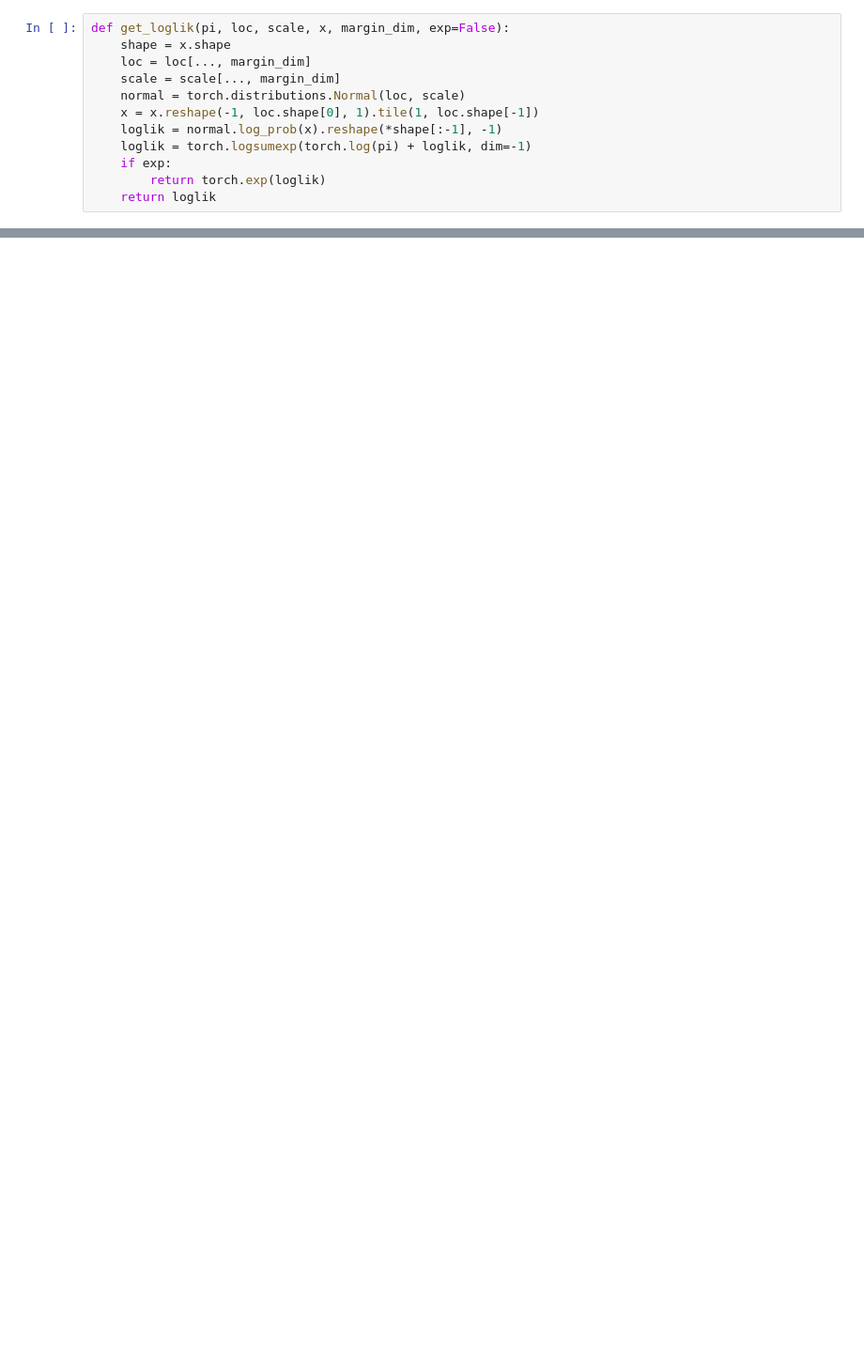
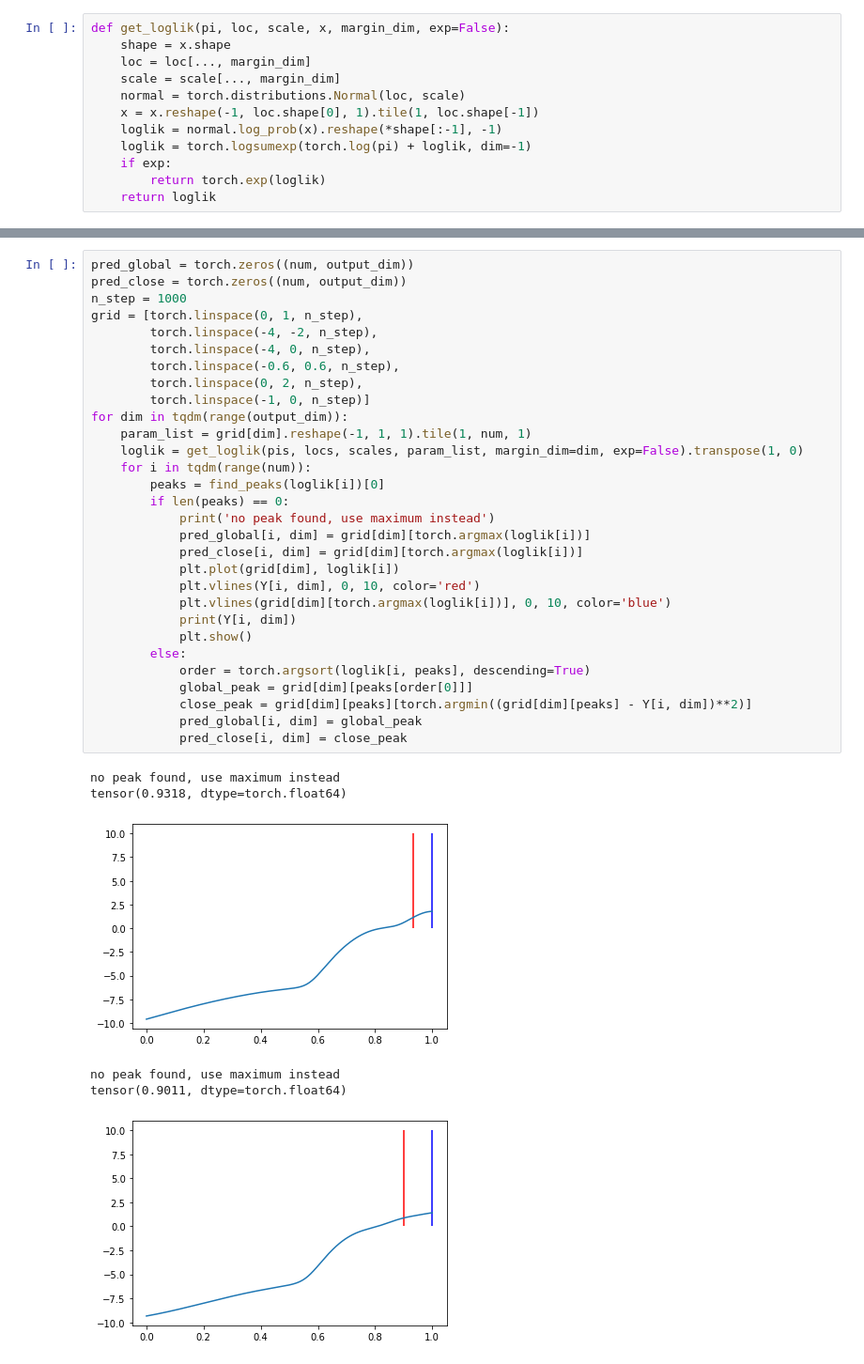
Before and after one commit to haimengzhao/magic-microlensing, a Jupyter notebook: plot.ipynb, the cells around one changed output, grey strips where cells are left out. Shown at 94% size. Drawn from its saved outputs; the diff is of its cells as text; blank space fills up the shorter version.

```diff
--- a/plot.ipynb
+++ b/plot.ipynb
@@ -116,0 +124,37 @@ plt.vlines(np.linspace(-4, 0, 1000)[peaks], 0, 10, color='blue', linestyles='das
+# %%
+pred_global = torch.zeros((num, output_dim))
+pred_close = torch.zeros((num, output_dim))
+n_step = 1000
+grid = [torch.linspace(0, 1, n_step),
+        torch.linspace(-4, -2, n_step),
+        torch.linspace(-4, 0, n_step),
+        torch.linspace(-0.6, 0.6, n_step),
+        torch.linspace(0, 2, n_step),
+        torch.linspace(-1, 0, n_step)]
+for dim in tqdm(range(output_dim)):
+    param_list = grid[dim].reshape(-1, 1, 1).tile(1, num, 1)
+    loglik = get_loglik(pis, locs, scales, param_list, margin_dim=dim, exp=False).transpose(1, 0)
+    for i in tqdm(range(num)):
+        peaks = find_peaks(loglik[i])[0]
+        if len(peaks) == 0:
+            print('no peak found, use maximum instead')
+            pred_global[i, dim] = grid[dim][torch.argmax(loglik[i])]
+            pred_close[i, dim] = grid[dim][torch.argmax(loglik[i])]
+            plt.plot(grid[dim], loglik[i])
+            plt.vlines(Y[i, dim], 0, 10, color='red')
+            plt.vlines(grid[dim][torch.argmax(loglik[i])], 0, 10, color='blue')
+            print(Y[i, dim])
+            plt.show()
+        else:
+            order = torch.argsort(loglik[i, peaks], descending=True)
+            global_peak = grid[dim][peaks[order[0]]]
+            close_peak = grid[dim][peaks][torch.argmin((grid[dim][peaks] - Y[i, dim])**2)]
+            pred_global[i, dim] = global_peak
+            pred_close[i, dim] = close_peak
+# %% [output]
+no peak found, use maximum instead
+tensor(0.9318, dtype=torch.float64)
+[figure, added]
+no peak found, use maximum instead
+tensor(0.9011, dtype=torch.float64)
+[figure, added]
```
Also changed, not shown: parts of 9 cells of this notebook.
